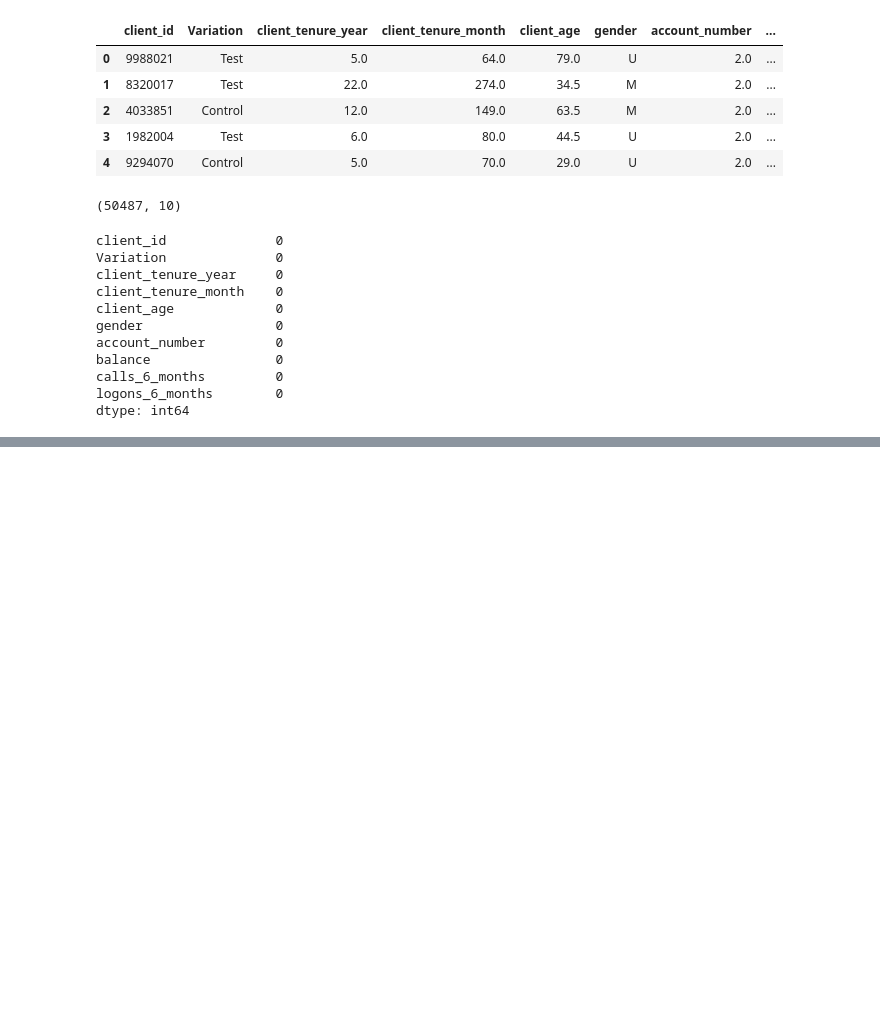
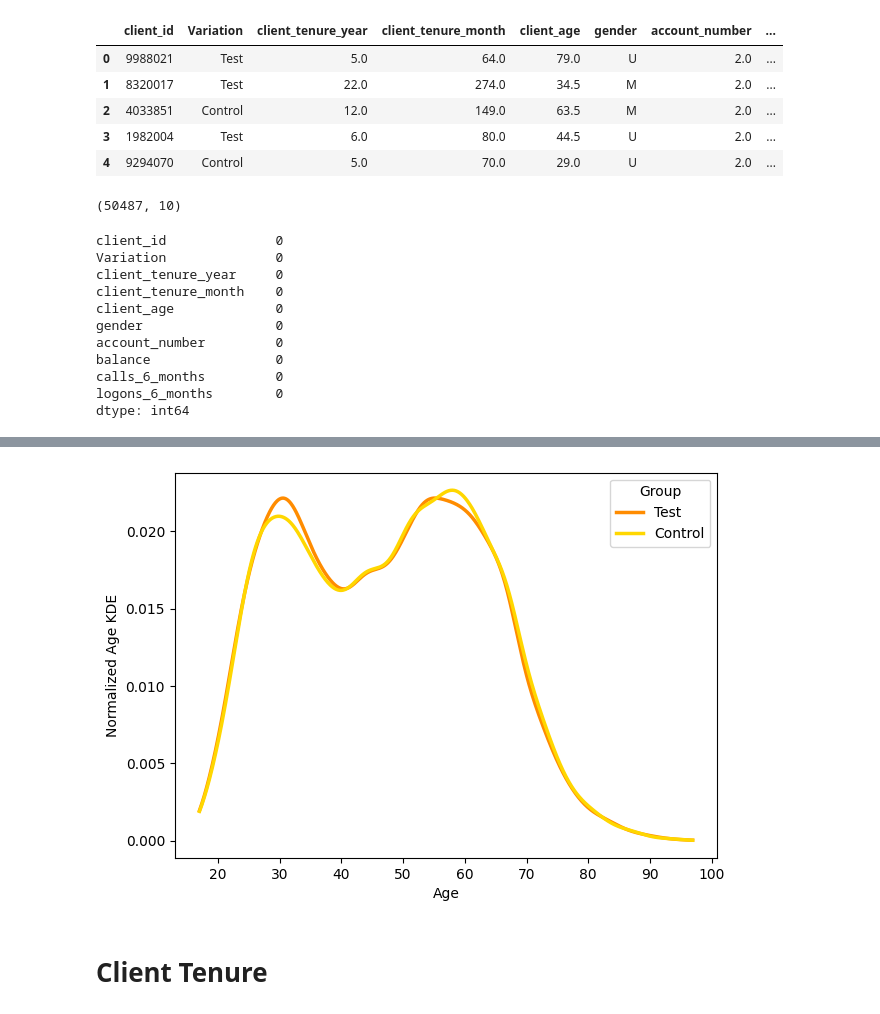
Before and after one commit to johannapfeil/vanguard-ab-test, a Jupyter notebook: notebooks/EDA.ipynb, the cells around one changed output, grey strips where cells are left out. Cells and saved outputs as stored; diff of their text form; code cells hidden in the pictures; blank space fills up the shorter version.

```diff
--- a/notebooks/EDA.ipynb
+++ b/notebooks/EDA.ipynb
@@ -281,0 +326,18 @@ df_tot.to_csv('../data/clean/total_client_info.csv', index=False)
+# %%
+from scipy.stats import gaussian_kde
+
+kde_list_age = {}
+
+for label, df in [('test', df_tot_test), ('control', df_tot_control)]:
+
+    kde = gaussian_kde(df['client_age'])
+    x_range = np.arange(int(df['client_age'].min()), int(df['client_age'].max()) + 1, 0.1)
+    kde_values = kde(x_range)
+    kde_list_age[label] = pd.DataFrame({'age': x_range, 'kde': kde_values})
+
+# Concatenate the list of dataframes vertically
+kde_combined_df_age = pd.merge(kde_list_age['test'], kde_list_age['control'], on = 'age', how = 'inner')
+
+# Save the combined dataframe to a CSV
+kde_combined_df_age.to_csv('../data/clean/kde_combined_age.csv', index=False)
+kde_combined_df_age.head()
@@ -281,0 +359,12 @@ df_tot.to_csv('../data/clean/total_client_info.csv', index=False)
+# %%
+plt.figure(figsize = (7, 5))
+plt.plot(kde_list_age['test']['age'], kde_list_age['test']['kde'], color='darkorange', label='Test', linewidth=2.5)
+plt.plot(kde_list_age['control']['age'], kde_list_age['control']['kde'], color='gold', label='Control', linewidth=2.5)
+plt.xlabel('Age')
+plt.ylabel('Normalized Age KDE')
+plt.legend(title = 'Group');
+plt.savefig('../slides/plots/age_kde.png', bbox_inches='tight')
+# %% [output]
+[figure, added]
+# %% [markdown]
+# Client Tenure
```
Also changed, not shown: parts of 29 cells of this notebook, 18 other files.
